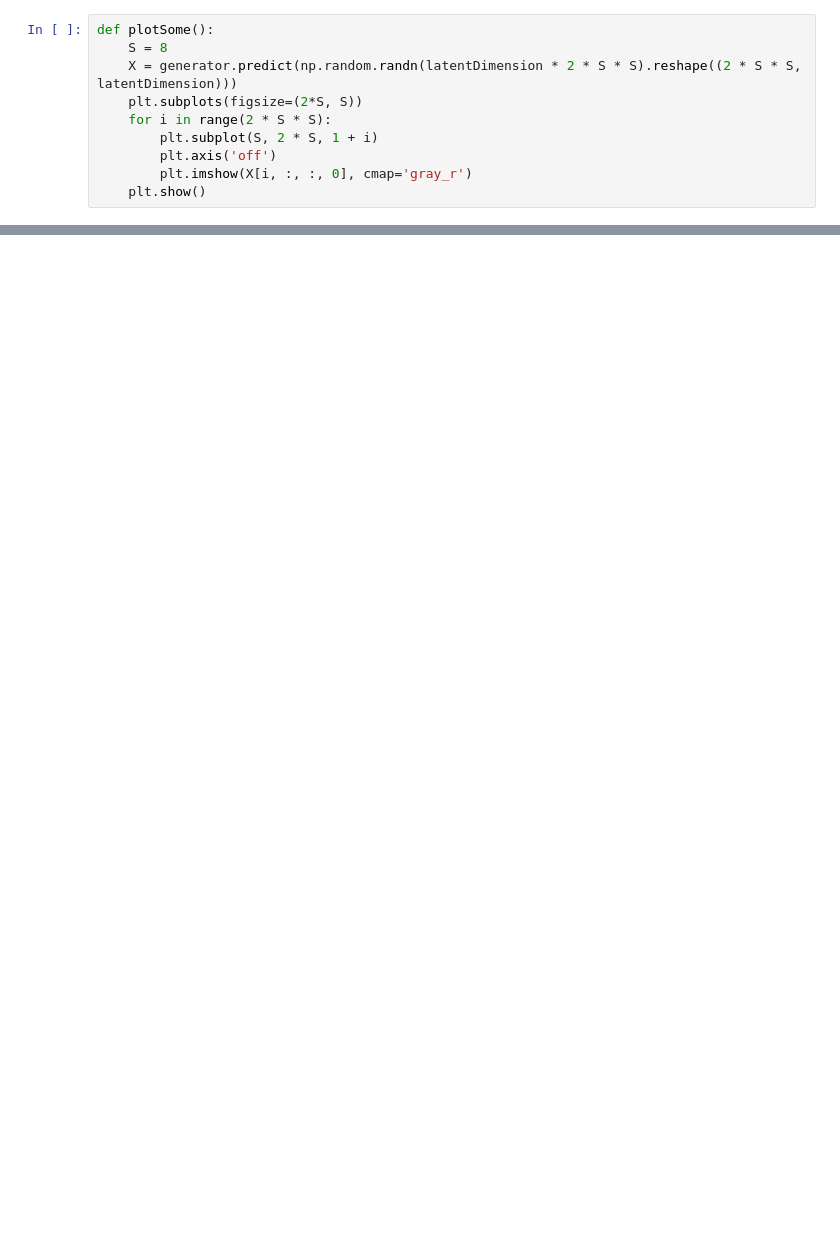
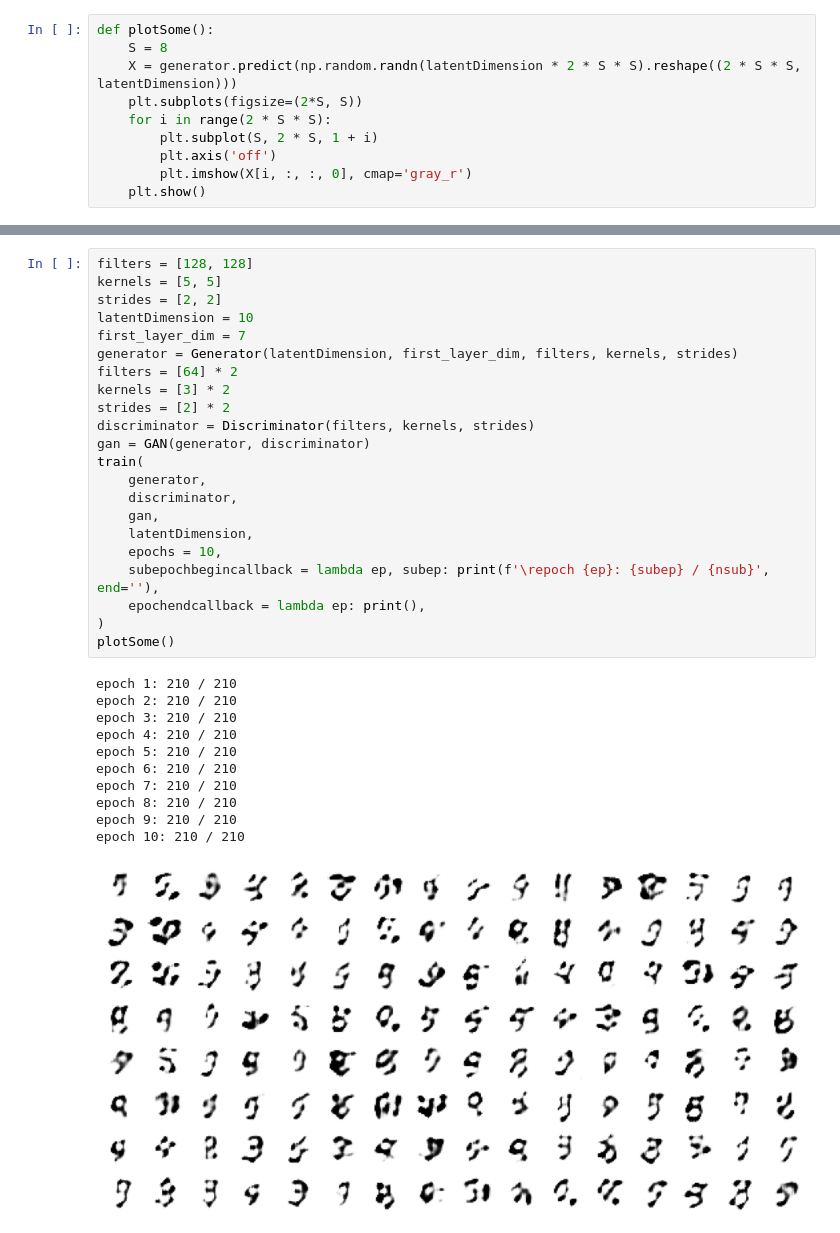
Before and after one commit to BrunoC-L/8225-project, a Jupyter notebook: gan.ipynb, the cells around one changed output, grey strips where cells are left out. Drawn from its saved outputs; the diff is of its cells as text; blank space fills up the shorter version.

```diff
--- a/gan.ipynb
+++ b/gan.ipynb
@@ -300,0 +198,34 @@ epoch 50: 210 / 210
+# %%
+filters = [128, 128]
+kernels = [5, 5]
+strides = [2, 2]
+latentDimension = 10
+first_layer_dim = 7
+generator = Generator(latentDimension, first_layer_dim, filters, kernels, strides)
+filters = [64] * 2
+kernels = [3] * 2
+strides = [2] * 2
+discriminator = Discriminator(filters, kernels, strides)
+gan = GAN(generator, discriminator)
+train(
+    generator,
+    discriminator,
+    gan,
+    latentDimension,
+    epochs = 10,
+    subepochbegincallback = lambda ep, subep: print(f'\repoch {ep}: {subep} / {nsub}', end=''),
+    epochendcallback = lambda ep: print(),
+)
+plotSome()
+# %% [output]
+epoch 1: 210 / 210
+epoch 2: 210 / 210
+epoch 3: 210 / 210
+epoch 4: 210 / 210
+epoch 5: 210 / 210
+epoch 6: 210 / 210
+epoch 7: 210 / 210
+epoch 8: 210 / 210
+epoch 9: 210 / 210
+epoch 10: 210 / 210
+[figure, added]
```
Also changed, not shown: parts of 25 cells of this notebook, 3 other files.
